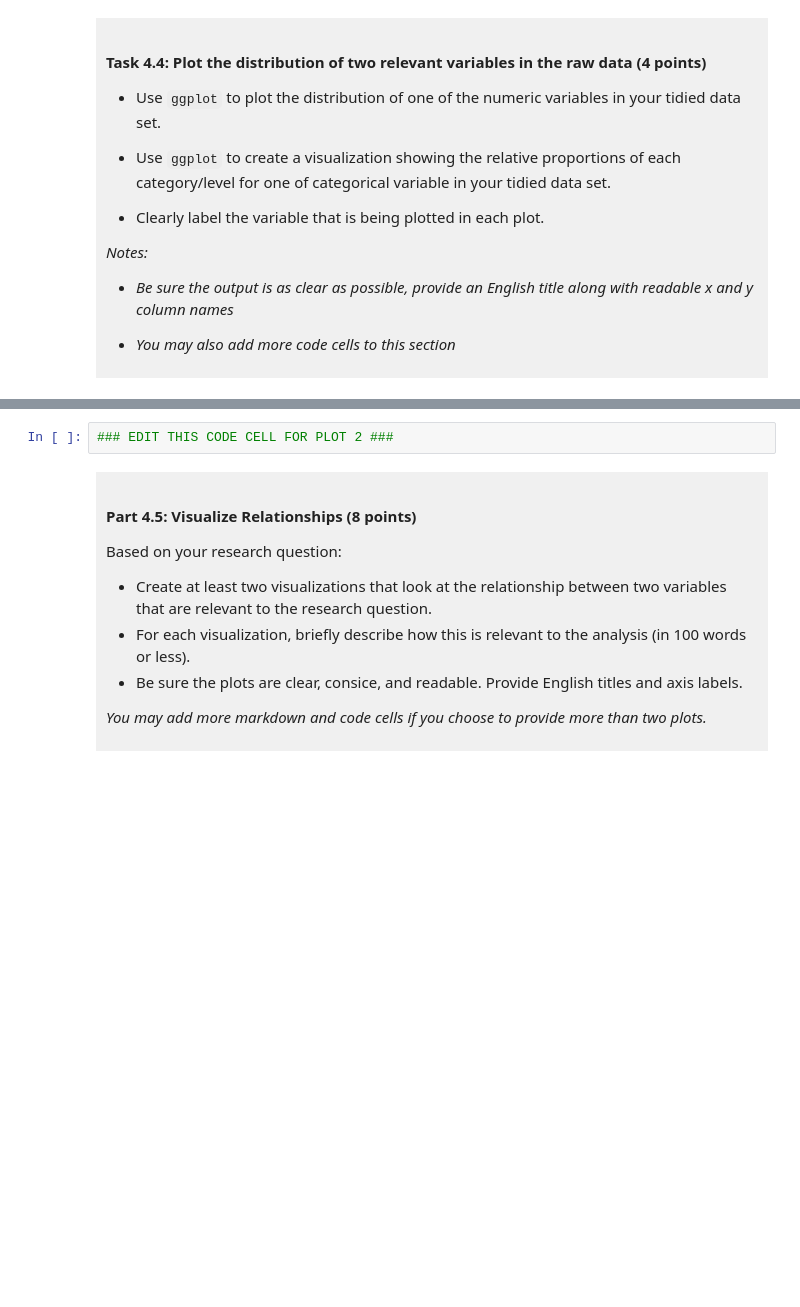
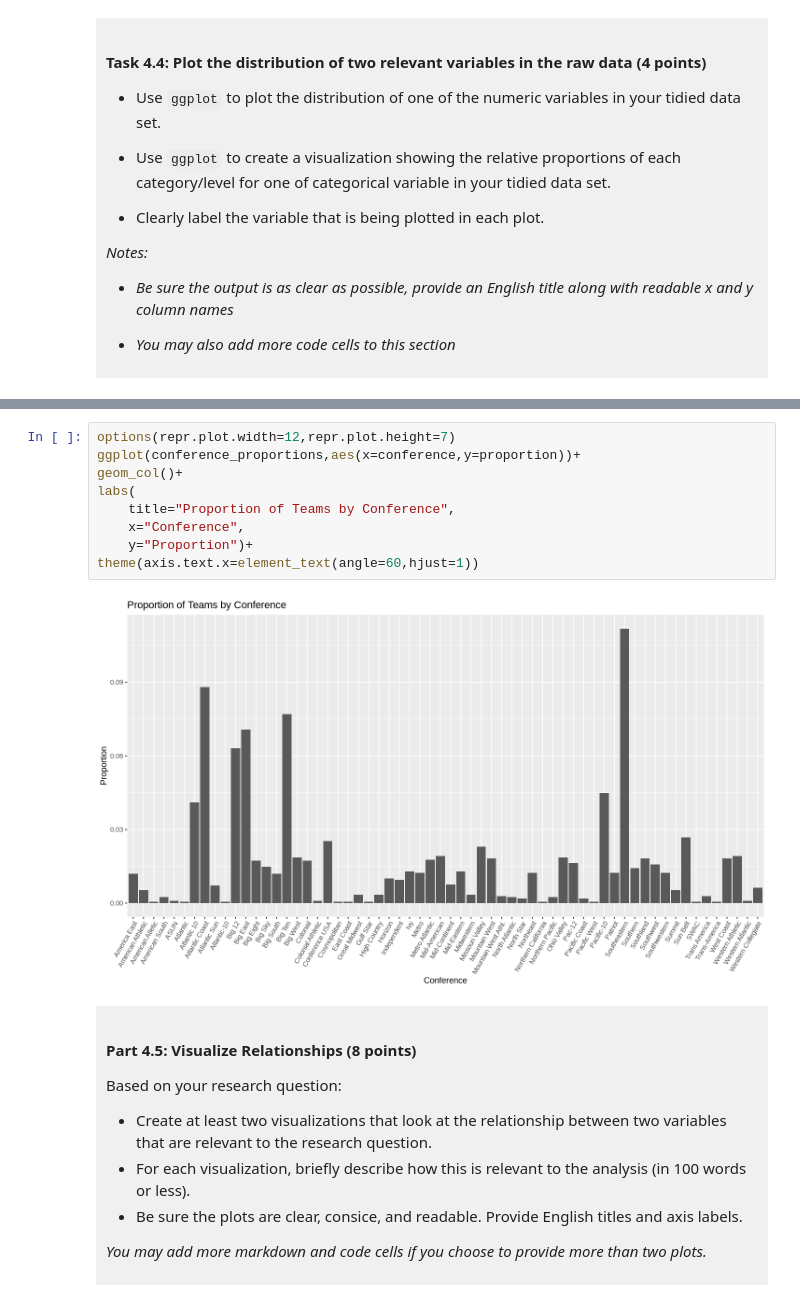
Before and after one commit to KellyGu003/dsci-100-project-kelly-gu, a Jupyter notebook: dsci-100-project-notebook.ipynb, the cells around one changed output, grey strips where cells are left out. Drawn from its saved outputs; the diff is of its cells as text; blank space fills up the shorter version.

```diff
--- a/dsci-100-project-notebook.ipynb
+++ b/dsci-100-project-notebook.ipynb
@@ -323,5 +382,14 @@ You will refine your research question (if needed) and produce a tidy data set.
 # %%
-### EDIT THIS CODE CELL FOR PLOT 2 ###
+options(repr.plot.width=12,repr.plot.height=7)
+ggplot(conference_proportions,aes(x=conference,y=proportion))+
+geom_col()+
+labs(
+    title="Proportion of Teams by Conference",
+    x="Conference",
+    y="Proportion")+
+theme(axis.text.x=element_text(angle=60,hjust=1))
+# %% [output]
+[figure, added]
 # %% [markdown]
 <div style="background-color: #f0f0f0; padding: 10px;">
 
```
Also changed, not shown: parts of 12 cells of this notebook.
